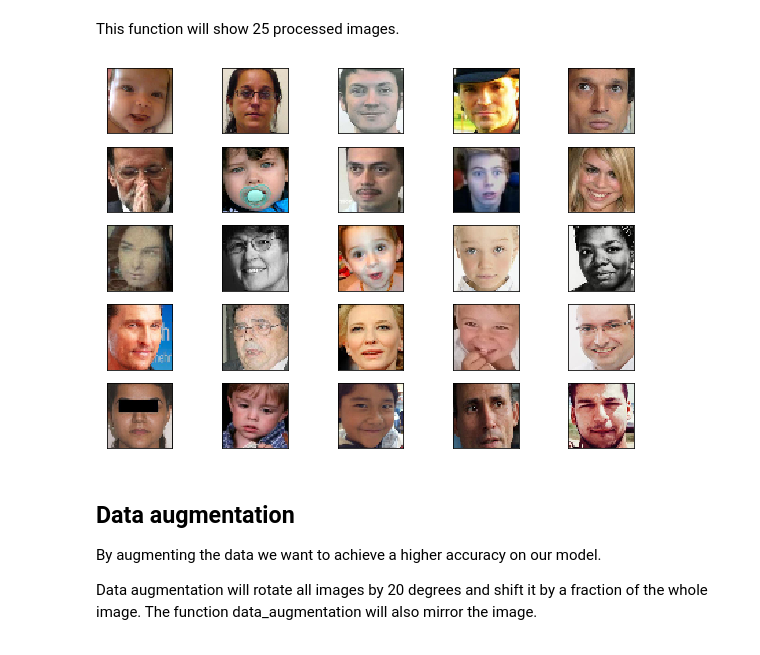
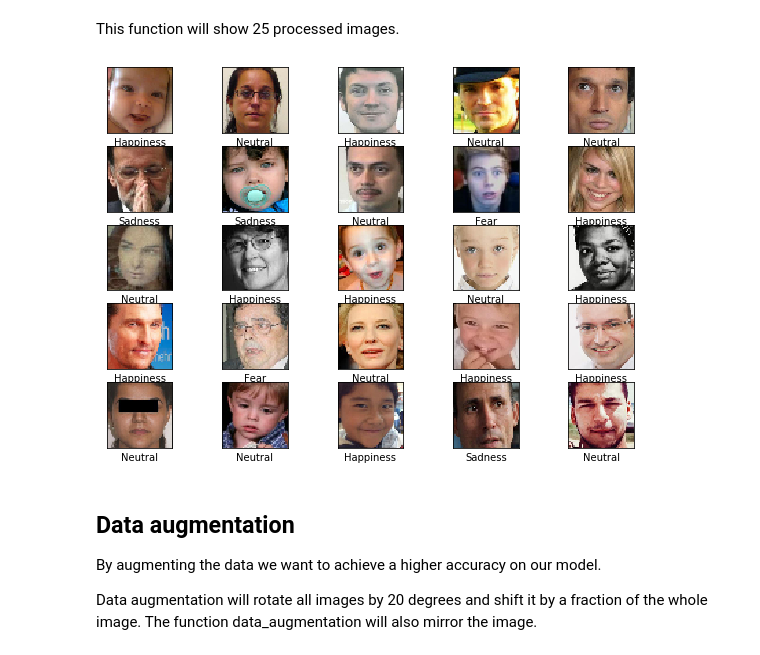
Before and after one commit to BB8-2020/EmpathicRobot, a Jupyter notebook: data/affectNet/data_preparation _AffectNet.ipynb, the cells around one changed output. Drawn from its saved outputs; the diff is of its cells as text; code cells hidden in the pictures.

```diff
--- a/data/affectNet/data_preparation _AffectNet.ipynb
+++ b/data/affectNet/data_preparation _AffectNet.ipynb
@@ -167,9 +160,9 @@ x_train, y_train, x_val, y_val, x_test, y_test = gd.split_data(X, y)
 # %% [markdown]
 This function will show 25 processed images.
 # %%
-gd.show_images(x_train)
+gd.show_images(x_train, y_train)
 # %% [output]
-[figure, old version]
+[figure, new version]
 # %%
 filename = "processed_sets/affectNet_processed"
 data = [x_train, y_train, x_val, y_val, x_test, y_test]
```
Also changed, not shown: parts of 5 cells of this notebook, 2 other files.
